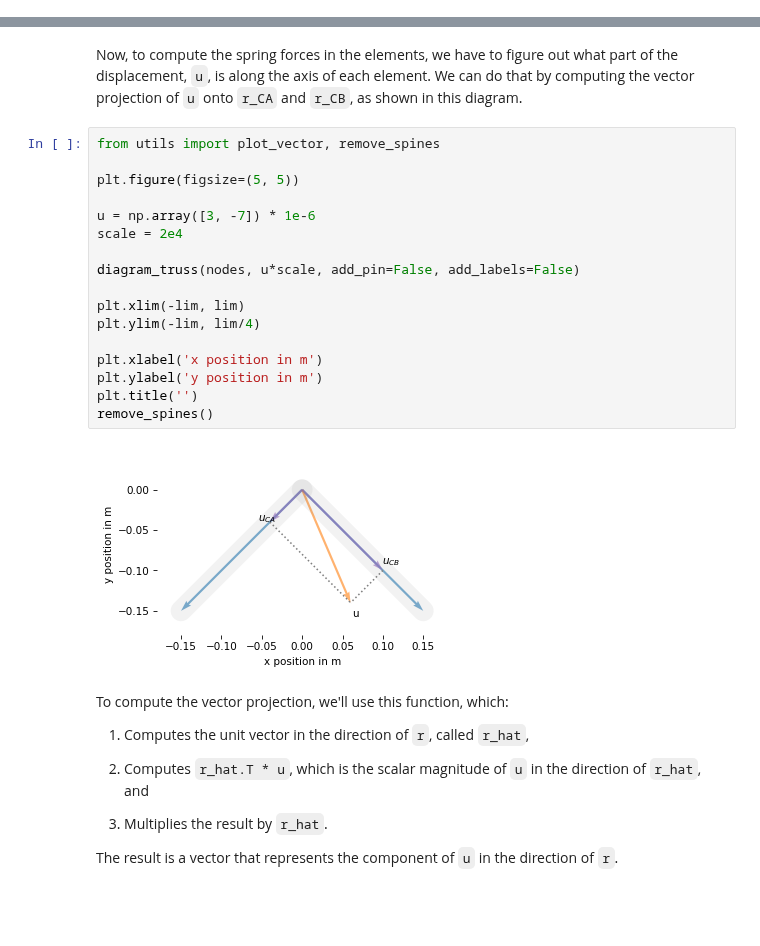
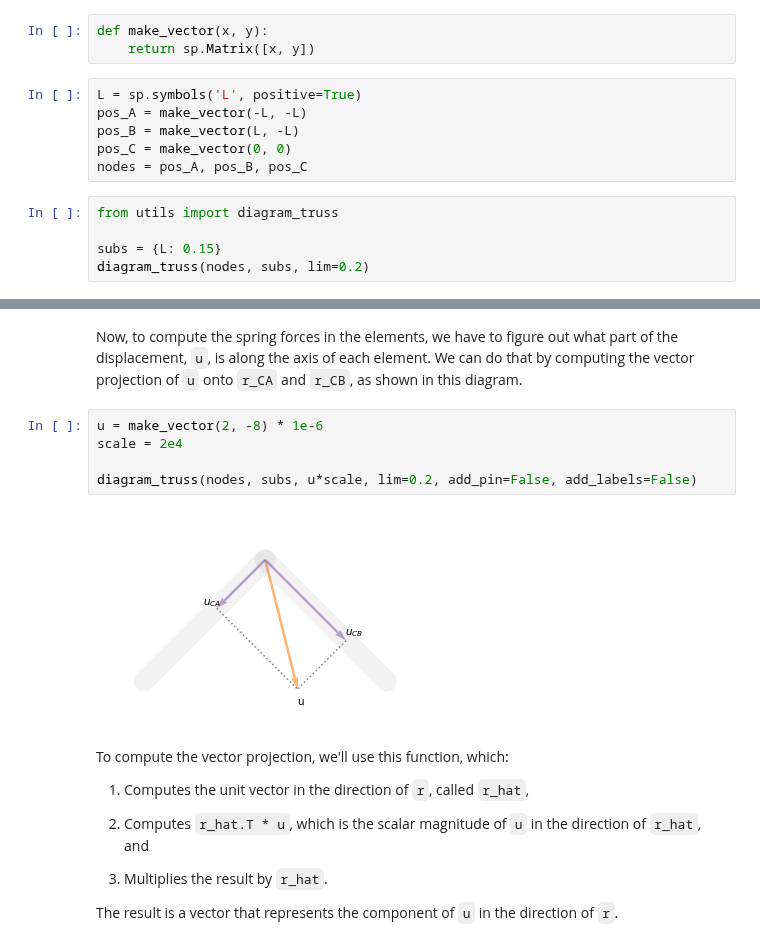
Before and after one commit to AllenDowney/ThinkLinearAlgebra, a Jupyter notebook: soln/truss.ipynb, the cells around one changed output, grey strips where cells are left out. Drawn from its saved outputs; the diff is of its cells as text; blank space fills up the shorter version.

```diff
--- a/soln/truss.ipynb
+++ b/soln/truss.ipynb
@@ -86,0 +70,14 @@ None
+# %%
+def make_vector(x, y):
+    return sp.Matrix([x, y])
+# %%
+L = sp.symbols('L', positive=True)
+pos_A = make_vector(-L, -L)
+pos_B = make_vector(L, -L)
+pos_C = make_vector(0, 0)
+nodes = pos_A, pos_B, pos_C
+# %%
+from utils import diagram_truss
+
+subs = {L: 0.15}
+diagram_truss(nodes, subs, lim=0.2)
@@ -144,24 +135,12 @@ r_CB = pos_B - pos_C
 Now, to compute the spring forces in the elements, we have to figure out what part of the displacement, `u`, is along the axis of each element.
 We can do that by computing the vector projection of `u` onto `r_CA` and `r_CB`, as shown in this diagram.
 # %%
-from utils import plot_vector, remove_spines
-
-plt.figure(figsize=(5, 5))
-
-u = np.array([3, -7]) * 1e-6
+u = make_vector(2, -8) * 1e-6
 scale = 2e4
 
-diagram_truss(nodes, u*scale, add_pin=False, add_labels=False)
-
-plt.xlim(-lim, lim)
-plt.ylim(-lim, lim/4)
-
-plt.xlabel('x position in m')
-plt.ylabel('y position in m')
-plt.title('')
-remove_spines()
+diagram_truss(nodes, subs, u*scale, lim=0.2, add_pin=False, add_labels=False)
 # %% [output]
-[figure, old version]
+[figure, new version]
 # %% [markdown]
 To compute the vector projection, we'll use this function, which:
 
```
Also changed, not shown: parts of 110 cells of this notebook, 1 other file.
